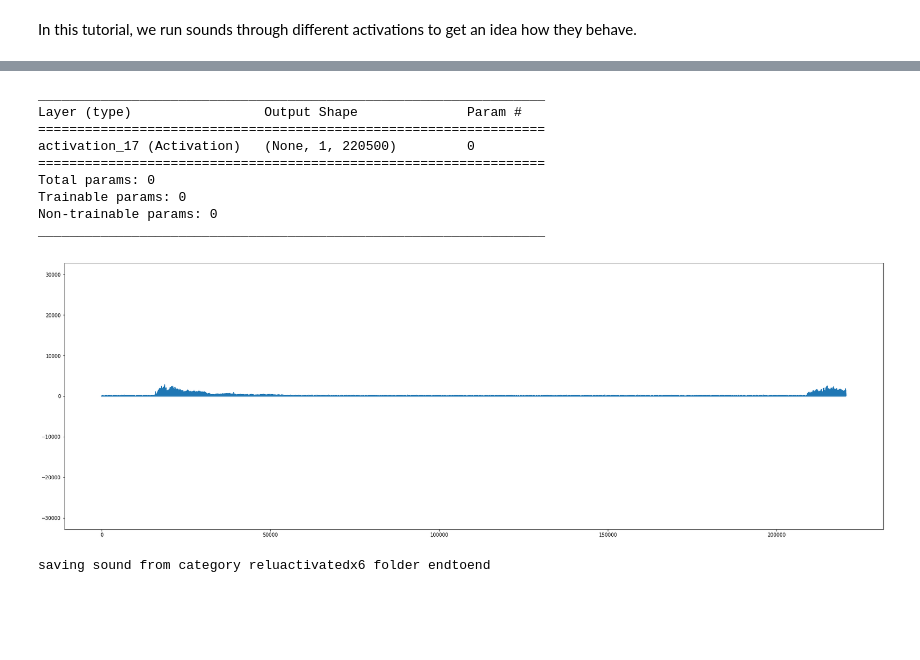
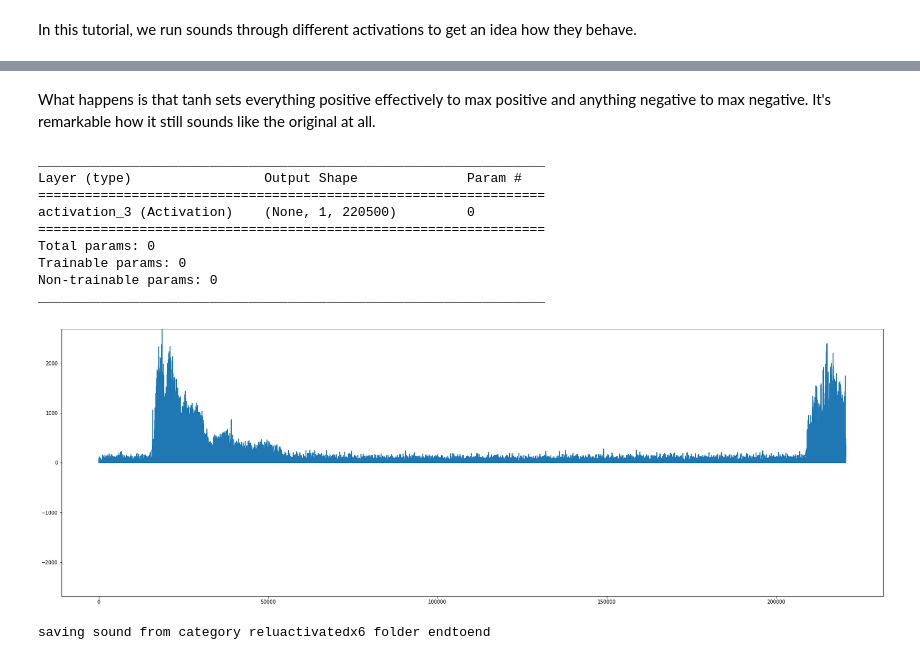
Before and after one commit to SopiMlab/DeepLearningWithAudio18, a Jupyter notebook: Activation functions.ipynb, the cells around one changed output, grey strips where cells are left out. Drawn from its saved outputs; the diff is of its cells as text; code cells hidden in the pictures; blank space fills up the shorter version.

Commit message:
making some notes about activation functions

```diff
--- a/Activation functions.ipynb
+++ b/Activation functions.ipynb
@@ -47,9 +48,8 @@ saving sound from category normalized folder endtoend
 (1, 220500)
 # %%
 sound = load_all("categorized", "cat",forceLoad=True)
-sound = sound / 65536
 target = np.array(sound[0])
-path = save_sound(sound, "endtoend", "normalized", upscale=True, index=0)
+path = save_sound(sound, "endtoend", "uunormalized", upscale=False, index=0)
 IPython.display.Audio(filename=path)
 # %% [output]
 x_train shape: (40, 220500, 1)
@@ -60 +60,18 @@ saving sound from category normalized folder endtoend
 [interactive output not drawn]
+# %%
+model = Sequential()
+
+model.add(Activation("tanh", input_shape=input_shape))
+
+model.summary()
+
+noise = Input(shape=(len(sound[0]),))
+clip = model(noise)
+
+generator = Model(noise, clip)
+
+target = target.reshape(target.shape[1], target.shape[0])
+gen_clip = generator.predict(target, 1)
+
+path = save_sound(gen_clip, "endtoend", "reluactivatedx6", upscale=True)
+IPython.display.Audio(filename=path)
@@ -61,31 +91,33 @@ saving sound from category normalized folder endtoend
+# %% [markdown]
+What happens is that tanh sets everything positive effectively to max positive and anything negative to max negative. It's remarkable how it still sounds like the original at all.
 # %%
 model = Sequential()
 
-model.add(Activation("selu", input_shape=input_shape))
+model.add(Activation("relu", input_shape=input_shape))
 
 model.summary()
 
 noise = Input(shape=(len(sound[0]),))
 clip = model(noise)
 
 generator = Model(noise, clip)
 
 target = target.reshape(target.shape[1], target.shape[0])
 gen_clip = generator.predict(target, 1)
 
 path = save_sound(gen_clip, "endtoend", "reluactivatedx6", upscale=False)
 IPython.display.Audio(filename=path)
 # %% [output]
 _________________________________________________________________
 Layer (type)                 Output Shape              Param #
 =================================================================
-activation_17 (Activation)   (None, 1, 220500)         0
+activation_3 (Activation)    (None, 1, 220500)         0
 =================================================================
 Total params: 0
 Trainable params: 0
 Non-trainable params: 0
 _________________________________________________________________
-[figure, old version]
+[figure, new version]
 saving sound from category reluactivatedx6 folder endtoend
 [interactive output not drawn]
 # %%
```
Also changed, not shown: parts of 9 cells of this notebook.
